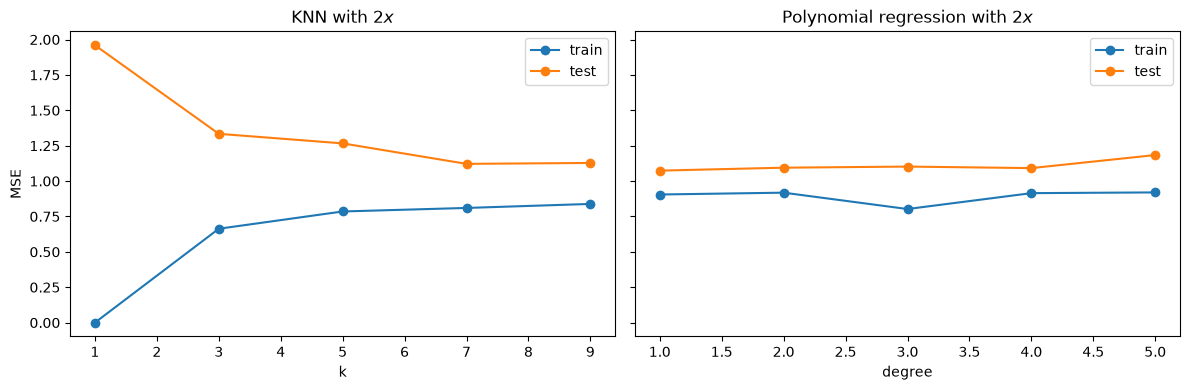
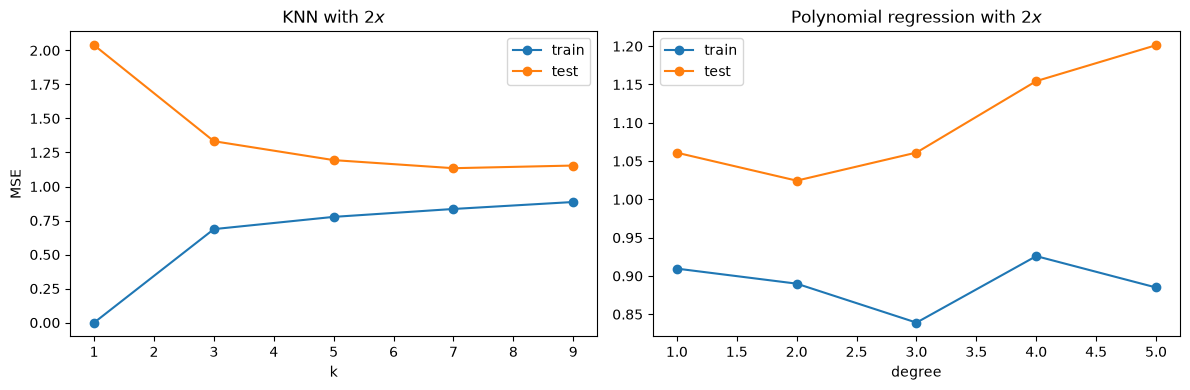
Code edit (unified diff) that turned the first committed figure into the second:
--- before
+++ after
@@ -14,17 +14,31 @@
 data_label = "2x"
 
-fig, axes = plt.subplots(1, 2, figsize=(12, 4), sharey=True)
+fig, axes = plt.subplots(1, 2, figsize=(12, 4), sharey=False)
 
-axes[0].plot(results["knn"]["complexity"], results["knn"]["train_mean"], marker="o", label="train")
-axes[0].plot(results["knn"]["complexity"], results["knn"]["test_mean"], marker="o", label="test")
+knn_train = results["knn"]["train_mean"]
+knn_test = results["knn"]["test_mean"]
+knn_min = min(knn_train.min(), knn_test.min())
+knn_max = max(knn_train.max(), knn_test.max())
+pad_knn = 0.05 * (knn_max - knn_min if knn_max > knn_min else 1.0)
+
+axes[0].plot(results["knn"]["complexity"], knn_train, marker="o", label="train")
+axes[0].plot(results["knn"]["complexity"], knn_test, marker="o", label="test")
 axes[0].set_title(f"KNN with ${data_label}$")
 axes[0].set_xlabel("k")
 axes[0].set_ylabel("MSE")
+axes[0].set_ylim(knn_min - pad_knn, knn_max + pad_knn)
 axes[0].legend()
 
-axes[1].plot(results["poly"]["complexity"], results["poly"]["train_mean"], marker="o", label="train")
-axes[1].plot(results["poly"]["complexity"], results["poly"]["test_mean"], marker="o", label="test")
+poly_train = results["poly"]["train_mean"]
+poly_test = results["poly"]["test_mean"]
+poly_min = min(poly_train.min(), poly_test.min())
+poly_max = max(poly_train.max(), poly_test.max())
+pad_poly = 0.05 * (poly_max - poly_min if poly_max > poly_min else 1.0)
+
+axes[1].plot(results["poly"]["complexity"], poly_train, marker="o", label="train")
+axes[1].plot(results["poly"]["complexity"], poly_test, marker="o", label="test")
 axes[1].set_title(f"Polynomial regression with ${data_label}$")
 axes[1].set_xlabel("degree")
+axes[1].set_ylim(poly_min - pad_poly, poly_max + pad_poly)
 axes[1].legend()
 

Commit: improved plots